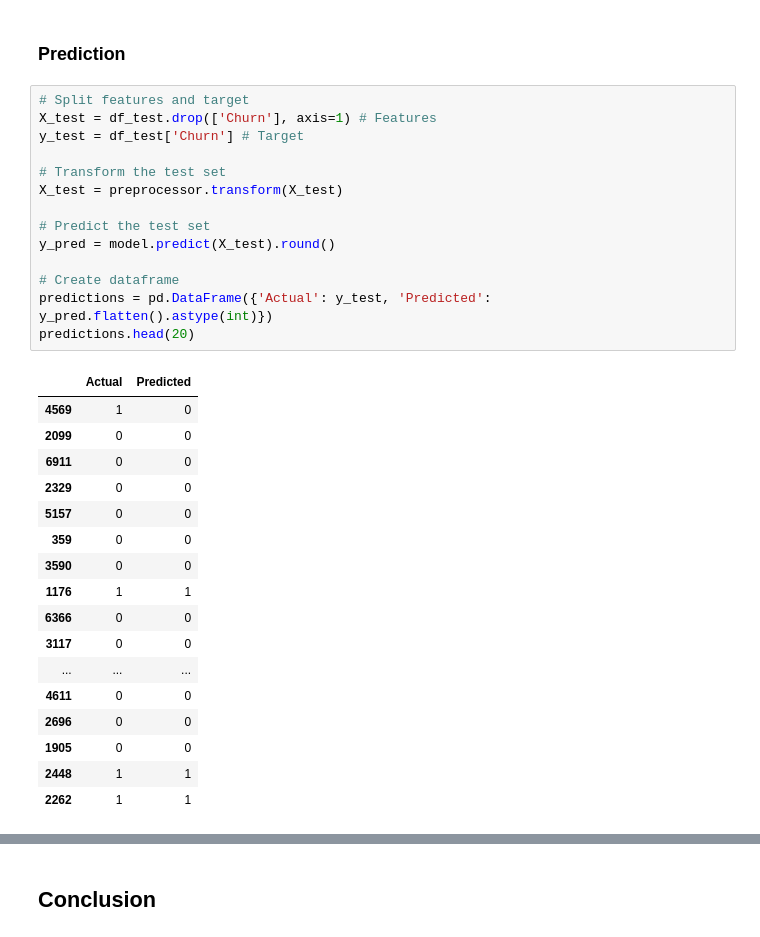
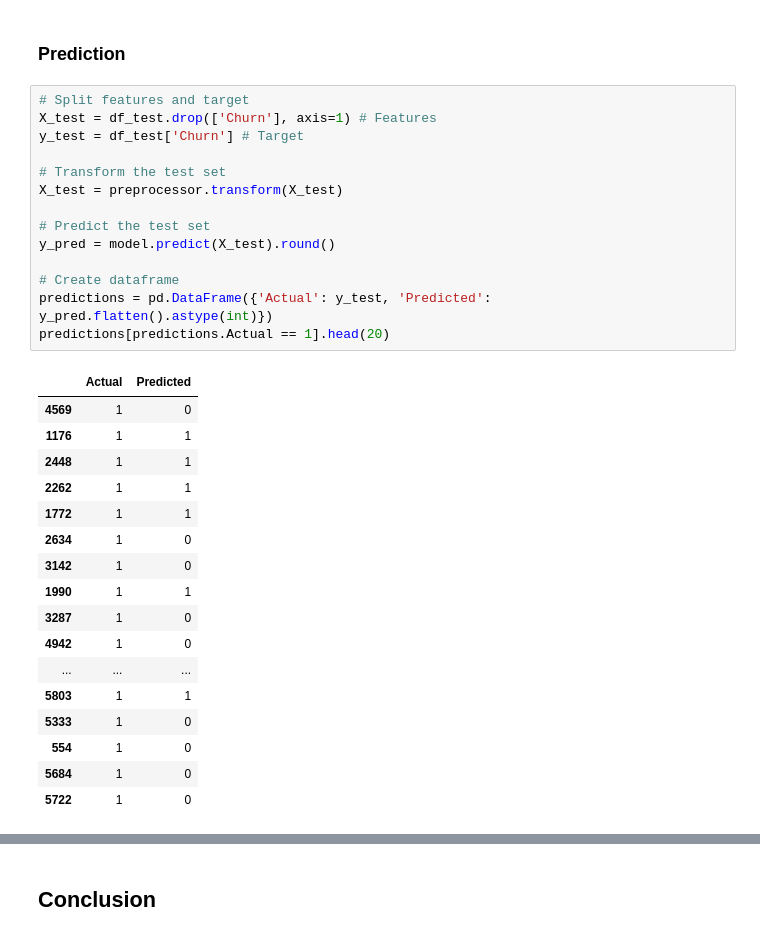
Before and after one commit to Penzragon/h8dsft_Milestone1P2, a Jupyter notebook: script.ipynb, the cells around one changed output, grey strips where cells are left out. Drawn from its saved outputs; the diff is of its cells as text.

```diff
--- a/script.ipynb
+++ b/script.ipynb
@@ -855,32 +855,32 @@ df_test.head()
 # %%
 # Split features and target
 X_test = df_test.drop(['Churn'], axis=1) # Features
 y_test = df_test['Churn'] # Target
 
 # Transform the test set
 X_test = preprocessor.transform(X_test)
 
 # Predict the test set
 y_pred = model.predict(X_test).round()
 
 # Create dataframe
 predictions = pd.DataFrame({'Actual': y_test, 'Predicted': y_pred.flatten().astype(int)})
-predictions.head(20)
+predictions[predictions.Actual == 1].head(20)
 # %% [output]
 |  | Actual | Predicted |
 | 4569 | 1 | 0 |
-| 2099 | 0 | 0 |
-| 6911 | 0 | 0 |
-| 2329 | 0 | 0 |
-| 5157 | 0 | 0 |
-| 359 | 0 | 0 |
-| 3590 | 0 | 0 |
 | 1176 | 1 | 1 |
-| 6366 | 0 | 0 |
-| 3117 | 0 | 0 |
-| ... | ... | ... |
-| 4611 | 0 | 0 |
-| 2696 | 0 | 0 |
-| 1905 | 0 | 0 |
 | 2448 | 1 | 1 |
 | 2262 | 1 | 1 |
+| 1772 | 1 | 1 |
+| 2634 | 1 | 0 |
+| 3142 | 1 | 0 |
+| 1990 | 1 | 1 |
+| 3287 | 1 | 0 |
+| 4942 | 1 | 0 |
+| ... | ... | ... |
+| 5803 | 1 | 1 |
+| 5333 | 1 | 0 |
+| 554 | 1 | 0 |
+| 5684 | 1 | 0 |
+| 5722 | 1 | 0 |
```
Also changed, not shown: parts of 7 cells of this notebook.
